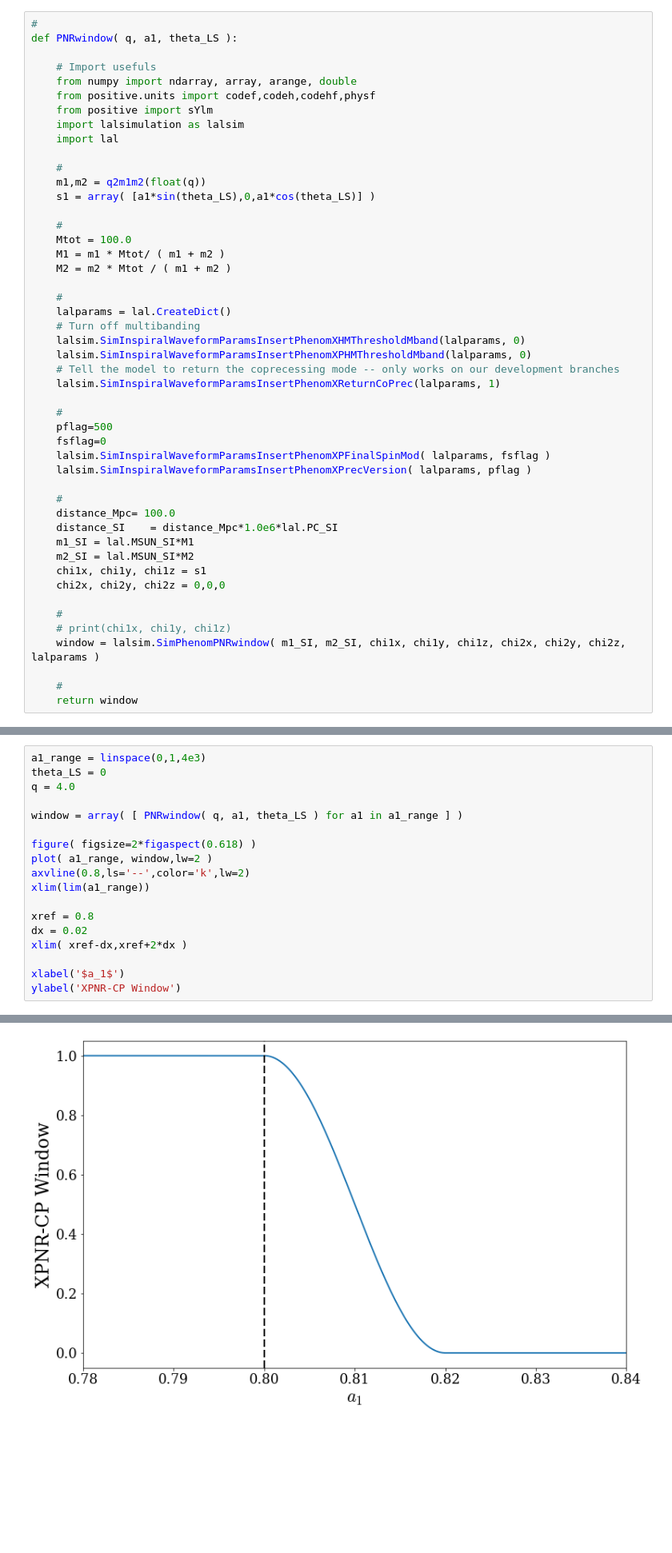
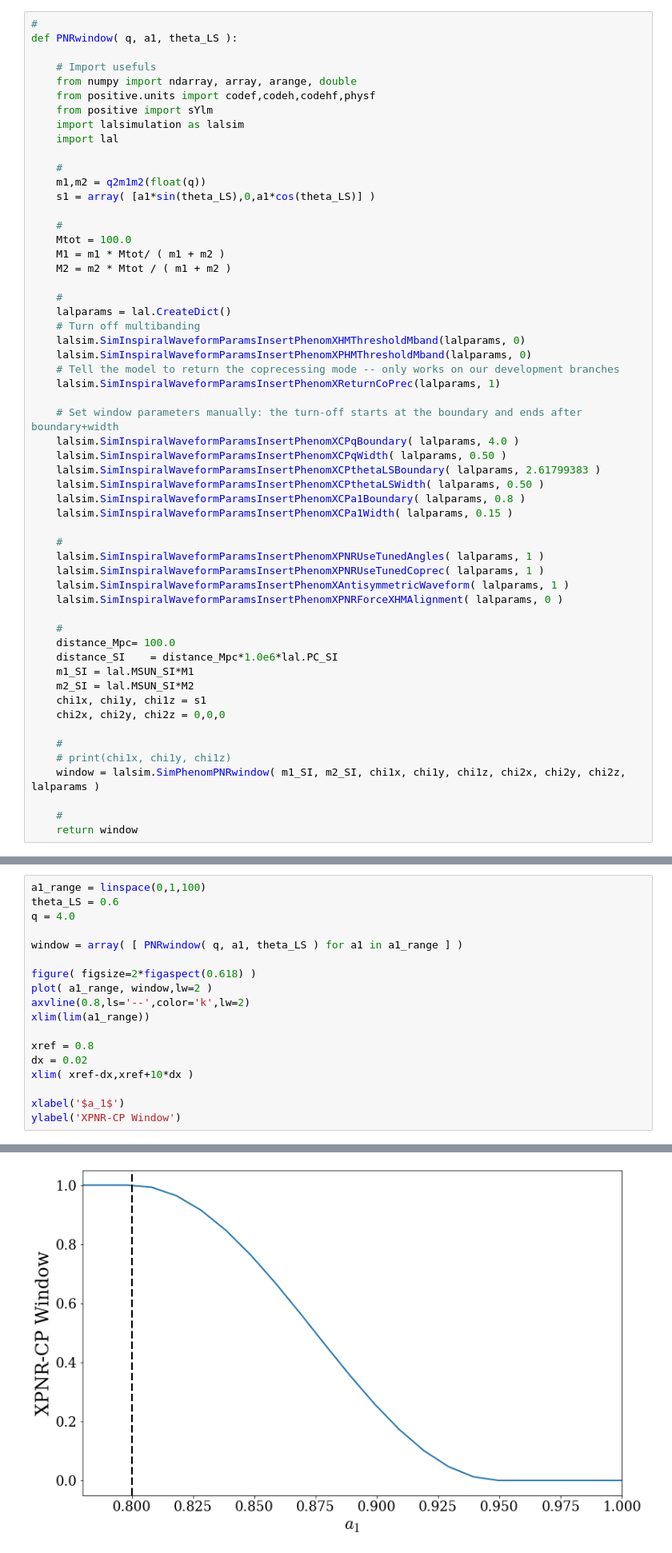
Before and after one commit to llondon6/PhenomXCP, a Jupyter notebook: issues/6b_check_PNRCP_window.ipynb, the cells around one changed output, grey strips where cells are left out. Shown: that part at 80% size. Drawn from its saved outputs; the diff is of its cells as text; blank space fills up the shorter version.

```diff
--- a/issues/6b_check_PNRCP_window.ipynb
+++ b/issues/6b_check_PNRCP_window.ipynb
@@ -48,11 +52,19 @@ def PNRwindow( q, a1, theta_LS ):
     # Tell the model to return the coprecessing mode -- only works on our development branches
     lalsim.SimInspiralWaveformParamsInsertPhenomXReturnCoPrec(lalparams, 1)
 
+    # Set window parameters manually: the turn-off starts at the boundary and ends after boundary+width
+    lalsim.SimInspiralWaveformParamsInsertPhenomXCPqBoundary( lalparams, 4.0 )
+    lalsim.SimInspiralWaveformParamsInsertPhenomXCPqWidth( lalparams, 0.50 )
+    lalsim.SimInspiralWaveformParamsInsertPhenomXCPthetaLSBoundary( lalparams, 2.61799383 )
+    lalsim.SimInspiralWaveformParamsInsertPhenomXCPthetaLSWidth( lalparams, 0.50 )
+    lalsim.SimInspiralWaveformParamsInsertPhenomXCPa1Boundary( lalparams, 0.8 )
+    lalsim.SimInspiralWaveformParamsInsertPhenomXCPa1Width( lalparams, 0.15 )
+
     #
-    pflag=500
-    fsflag=0
-    lalsim.SimInspiralWaveformParamsInsertPhenomXPFinalSpinMod( lalparams, fsflag )
-    lalsim.SimInspiralWaveformParamsInsertPhenomXPrecVersion( lalparams, pflag )
+    lalsim.SimInspiralWaveformParamsInsertPhenomXPNRUseTunedAngles( lalparams, 1 )
+    lalsim.SimInspiralWaveformParamsInsertPhenomXPNRUseTunedCoprec( lalparams, 1 )
+    lalsim.SimInspiralWaveformParamsInsertPhenomXAntisymmetricWaveform( lalparams, 1 )
+    lalsim.SimInspiralWaveformParamsInsertPhenomXPNRForceXHMAlignment( lalparams, 0 )
 
     #
     distance_Mpc= 100.0
@@ -93,24 +105,24 @@ Text(0, 0.5, 'XPNR-CP Window')
 # %%
-a1_range = linspace(0,1,4e3)
-theta_LS = 0
+a1_range = linspace(0,1,100)
+theta_LS = 0.6
 q = 4.0
 
 window = array( [ PNRwindow( q, a1, theta_LS ) for a1 in a1_range ] )
 
 figure( figsize=2*figaspect(0.618) )
 plot( a1_range, window,lw=2 )
 axvline(0.8,ls='--',color='k',lw=2)
 xlim(lim(a1_range))
 
 xref = 0.8
 dx = 0.02
-xlim( xref-dx,xref+2*dx )
+xlim( xref-dx,xref+10*dx )
 
 xlabel('$a_1$')
 ylabel('XPNR-CP Window')
 # %% [output]
 Text(0, 0.5, 'XPNR-CP Window')
-[figure, old version]
+[figure, new version]
 # %%
 
 
```
Also changed, not shown: parts of 6 cells of this notebook, 2 other files.
